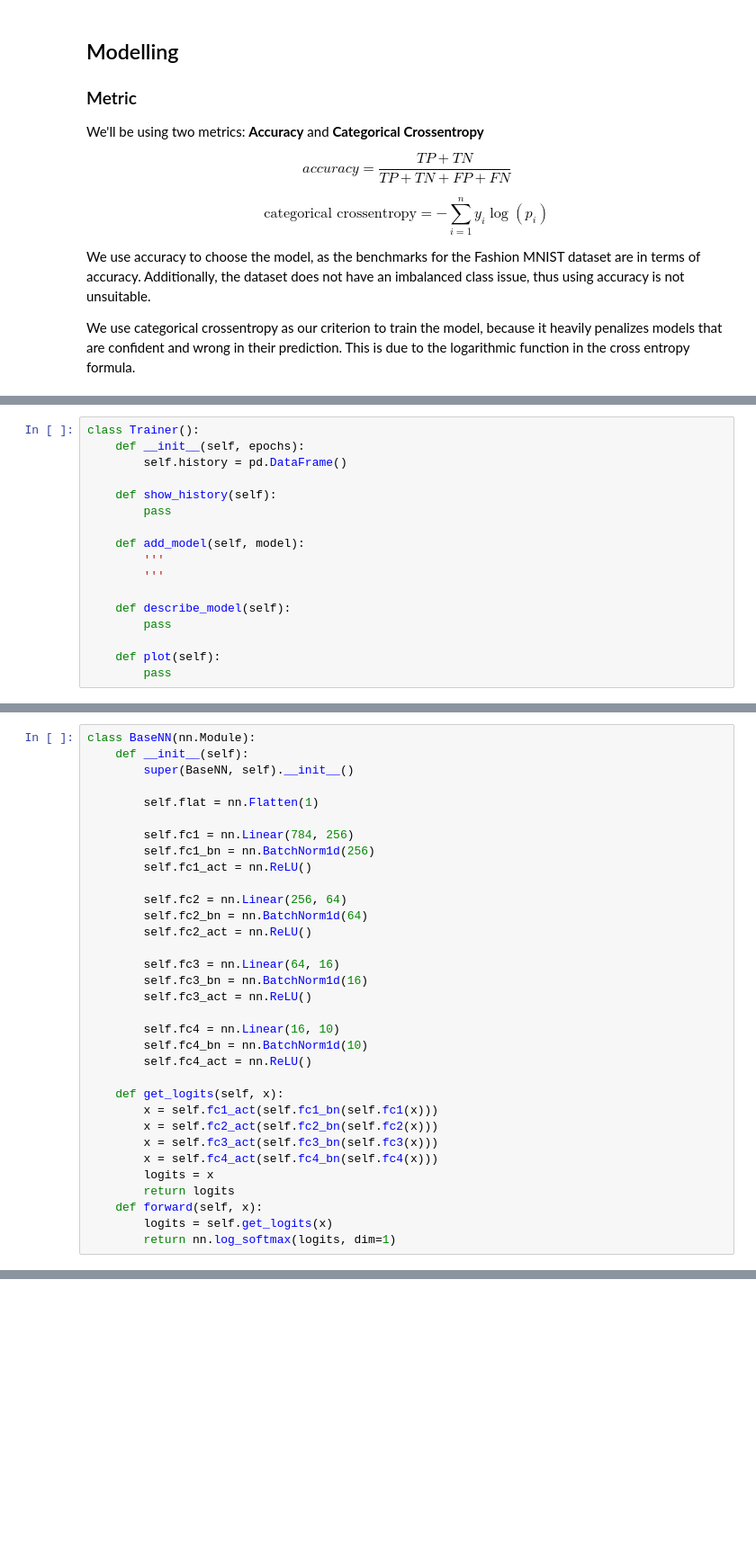
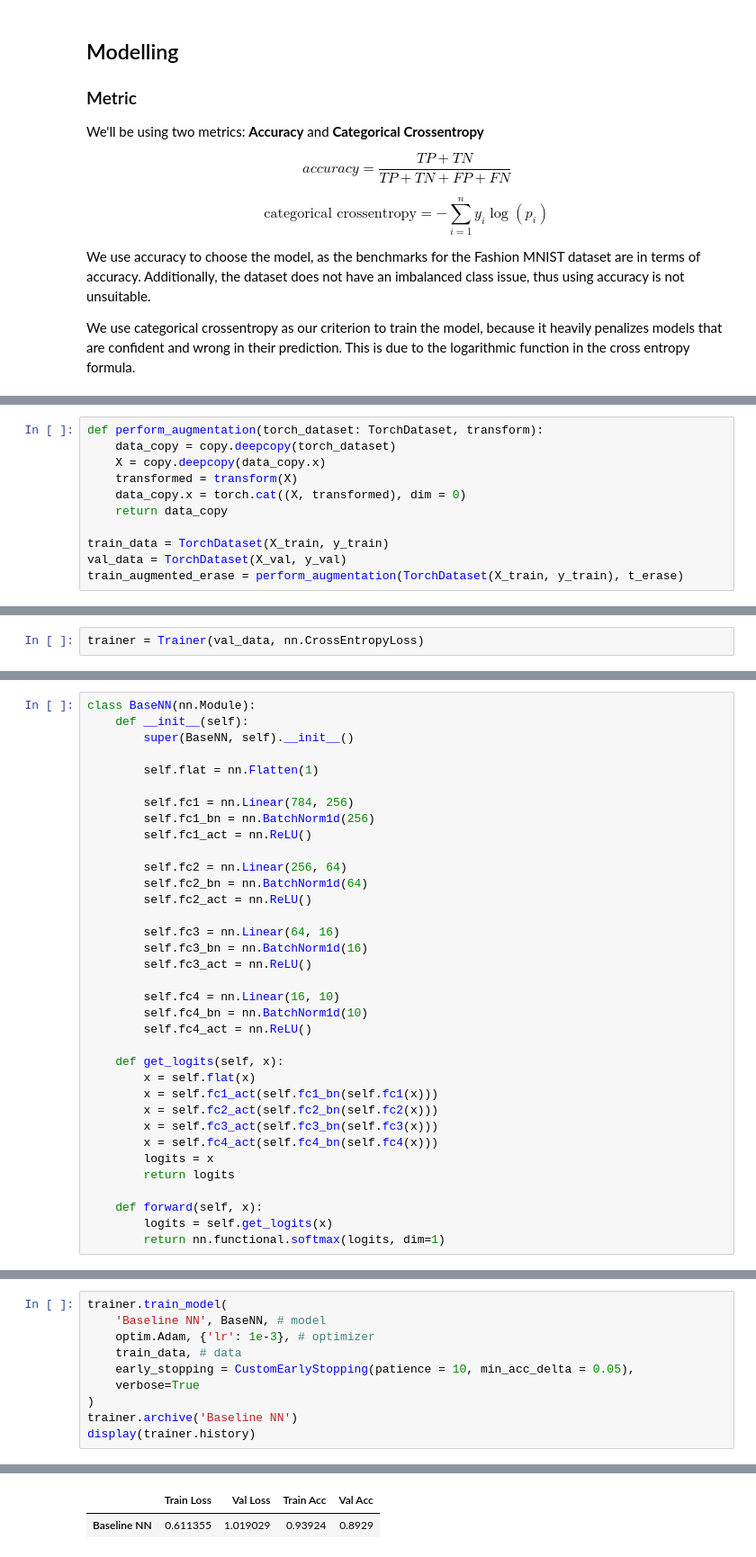
Before and after one commit to kenJPG/Fashion-MNIST, a Jupyter notebook: fashion_mnist.ipynb, the cells around one changed output, grey strips where cells are left out. Shown at 90% size. Drawn from its saved outputs; the diff is of its cells as text; blank space fills up the shorter version.

Commit message:
modelling stage

```diff
--- a/fashion_mnist.ipynb
+++ b/fashion_mnist.ipynb
@@ -713,0 +731,11 @@ We use categorical crossentropy as our criterion to train the model, because it
+# %%
+def perform_augmentation(torch_dataset: TorchDataset, transform):
+	data_copy = copy.deepcopy(torch_dataset)
+	X = copy.deepcopy(data_copy.x)
+	transformed = transform(X)
+	data_copy.x = torch.cat((X, transformed), dim = 0)
+	return data_copy
+
+train_data = TorchDataset(X_train, y_train)
+val_data = TorchDataset(X_val, y_val)
+train_augmented_erase = perform_augmentation(TorchDataset(X_train, y_train), t_erase)
@@ -718,17 +780,0 @@ To help us with training and determining the best models, we set up a trainer th
-# %%
-class Trainer():
-	def __init__(self, epochs):
-		self.history = pd.DataFrame()
-
-	def show_history(self):
-		pass
-
-	def add_model(self, model):
-		'''
-		'''
-
-	def describe_model(self):
-		pass
-
-	def plot(self):
-		pass
@@ -737 +938,3 @@ IndentationError: expected an indented block after function definition on line 5
+# %%
+trainer = Trainer(val_data, nn.CrossEntropyLoss)
 # %% [markdown]
@@ -765,12 +972,14 @@ class BaseNN(nn.Module):
         self.fc4_act = nn.ReLU()
 
     def get_logits(self, x):
+        x = self.flat(x)
         x = self.fc1_act(self.fc1_bn(self.fc1(x)))
         x = self.fc2_act(self.fc2_bn(self.fc2(x)))
         x = self.fc3_act(self.fc3_bn(self.fc3(x)))
         x = self.fc4_act(self.fc4_bn(self.fc4(x)))
         logits = x
         return logits
+
     def forward(self, x):
         logits = self.get_logits(x)
-        return nn.log_softmax(logits, dim=1)
+        return nn.functional.softmax(logits, dim=1)
@@ -799,0 +986,11 @@ model = BaseNN()
+# %%
+trainer.train_model(
+	'Baseline NN', BaseNN, # model
+	optim.Adam, {'lr': 1e-3}, # optimizer
+	train_data, # data
+	early_stopping = CustomEarlyStopping(patience = 10, min_acc_delta = 0.05),
+	verbose=True
+)
+trainer.archive('Baseline NN')
+display(trainer.history)
+# %% [output]
@@ -799,0 +1014,2 @@ model = BaseNN()
+|  | Train Loss | Val Loss | Train Acc | Val Acc |
+| Baseline NN | 0.611355 | 1.019029 | 0.93924 | 0.8929 |
```
Also changed, not shown: parts of 35 cells of this notebook, 2 other files.
